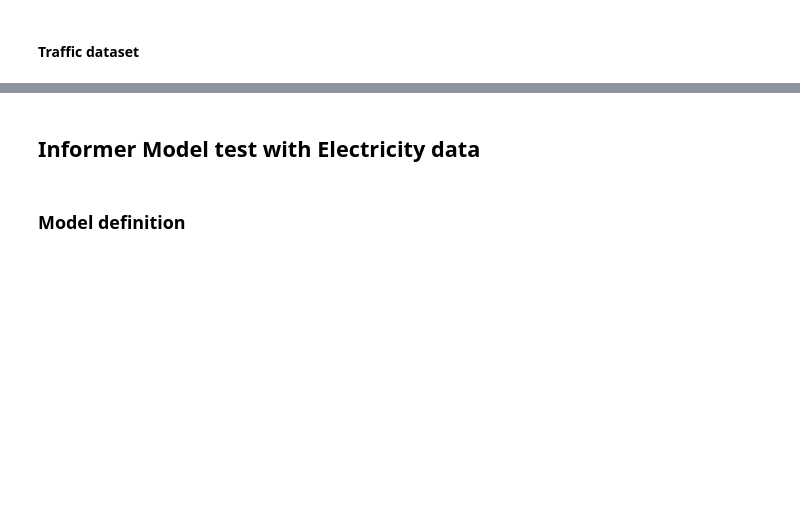
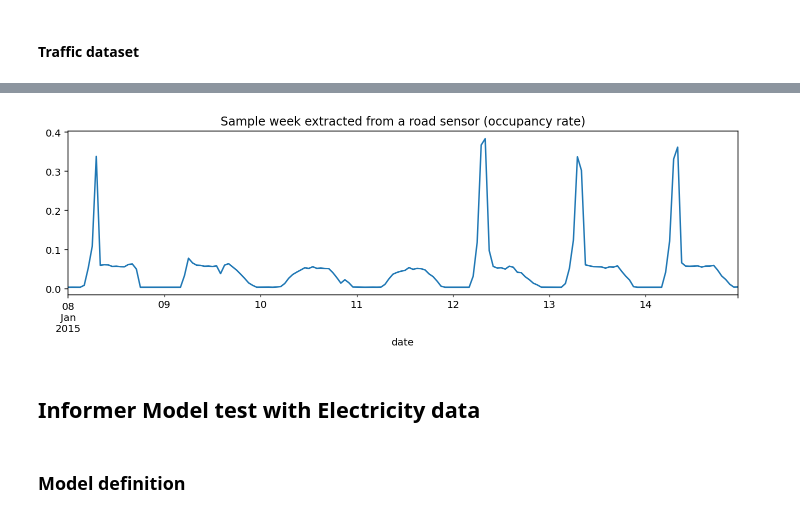
Before and after one commit to andresC98/TSF_Transformers_TFM, a Jupyter notebook: code_notebooks/[TFM] Informer Model - Traffic & Electricity benchmarks - First tests.ipynb, the cells around one changed output, grey strips where cells are left out. Saved outputs shown, nothing was run; the diff lists cells and outputs as text; code cells hidden in the pictures; blank space fills up the shorter version.

Commit message:
Added Traffic benchmark tests with Informer

```diff
--- a/code_notebooks/[TFM] Informer Model - Traffic & Electricity benchmarks - First tests.ipynb
+++ b/code_notebooks/[TFM] Informer Model - Traffic & Electricity benchmarks - First tests.ipynb
@@ -99,0 +105,10 @@ data_df.set_index("date")[320][168:336].plot(title="Sample week extracted from M
+# %%
+traffic_df = pd.read_csv("data/aggr_data/traffic.txt", header=None)
+traffic_df['date'] = pd.date_range(start='1/1/2015', periods=traffic_df.shape[0], freq="H")
+traffic_df.to_csv("data/aggr_data/traffic_proc_data.csv") #to later use with library
+# reorder columns
+cols = traffic_df.columns.tolist()
+cols = cols[-1:] + cols[:-1]
+traffic_df = traffic_df[cols]
+# showing sample
+traffic_df
@@ -100,3 +129,8 @@ data_df.set_index("date")[320][168:336].plot(title="Sample week extracted from M
+# %%
+traffic_df.set_index("date")[0][168:336].plot(title="Sample week extracted from a road sensor (occupancy rate)",
+                                              figsize=(12,3));
+# %% [output]
+[figure, added]
 # %% [markdown]
 ## Informer Model test with Electricity data
 # %% [markdown]
```
Also changed, not shown: parts of 21 cells of this notebook.
